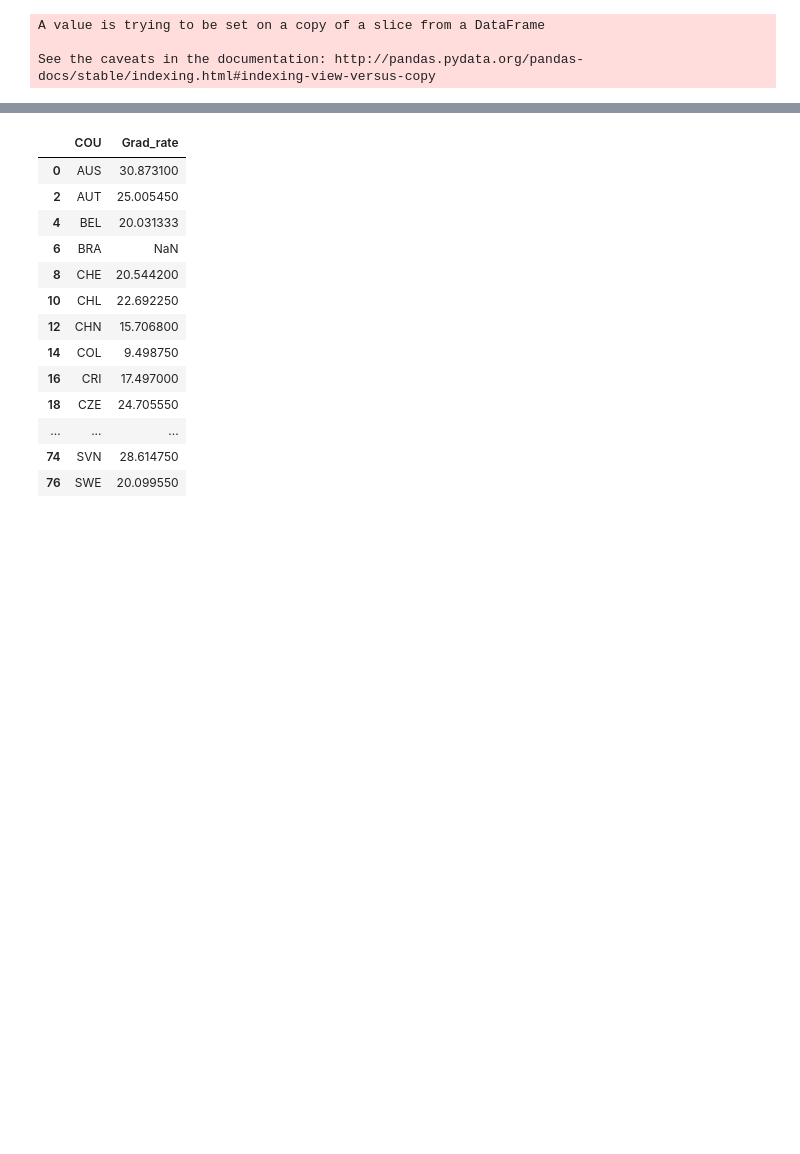
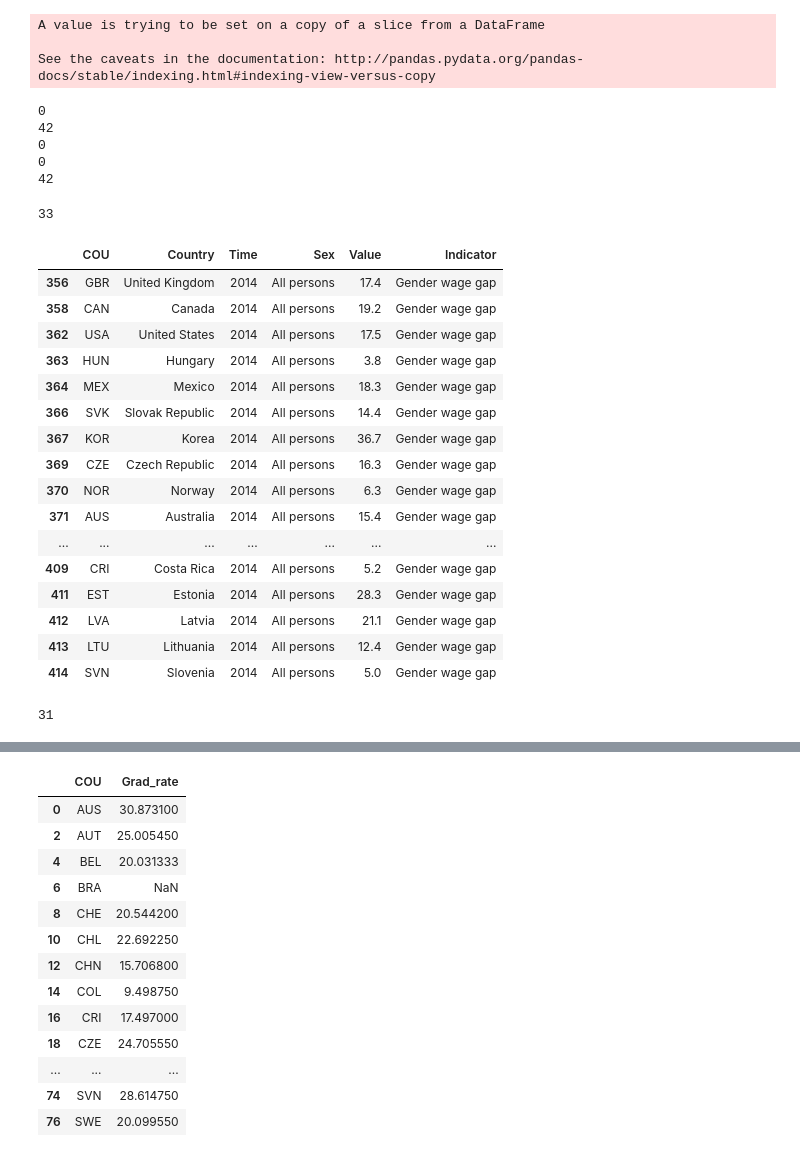
Before and after one commit to amandalouparker/glass-ceiling-index, a Jupyter notebook: OECD-data.ipynb, the cells around one changed output, grey strips where cells are left out. Saved outputs shown, nothing was run; the diff lists cells and outputs as text; code cells hidden in the pictures; blank space fills up the shorter version.

```diff
--- a/OECD-data.ipynb
+++ b/OECD-data.ipynb
@@ -56,6 +56,25 @@ df10a.Sex.replace(to_replace=['Women','Men'],value=[1,2],inplace=True)
 A value is trying to be set on a copy of a slice from a DataFrame
 
 See the caveats in the documentation: http://pandas.pydata.org/pandas-docs/stable/indexing.html#indexing-view-versus-copy
+# %%
+dftem = df01a.groupby('Year')
+df05a.sort_values('Time')
+df05_2012 = df05a[df05a['Time']==2012]
+df05_2013 = df05a[df05a['Time']==2013]
+df05_2014 = df05a[df05a['Time']==2014]
+df05_2015 = df05a[df05a['Time']==2015]
+df05_2016 = df05a[df05a['Time']==2016]
+print len(df05_2012)
+print len(df05_2013)
+print len(df05_2014)
+print len(df05_2015)
+print len(df05_2016)
+# %% [output]
+0
+42
+0
+0
+42
 # %%
 # Get 2014 data
 df01b = df01a[df01a['Year']==2014]
@@ -93,9 +112,33 @@ for i in range(0,len(country_names)):
     country_names[i] = unicodedata.normalize('NFKD', country_names[i]).encode('ascii','ignore')
 # %%
 data  = df08a['Country'].str.lower()
+print len(df03c)
+df03c
+# %% [output]
+33
+|  | COU | Country | Time | Sex | Value | Indicator |
+| 356 | GBR | United Kingdom | 2014 | All persons | 17.4 | Gender wage gap |
+| 358 | CAN | Canada | 2014 | All persons | 19.2 | Gender wage gap |
+| 362 | USA | United States | 2014 | All persons | 17.5 | Gender wage gap |
+| 363 | HUN | Hungary | 2014 | All persons | 3.8 | Gender wage gap |
+| 364 | MEX | Mexico | 2014 | All persons | 18.3 | Gender wage gap |
+| 366 | SVK | Slovak Republic | 2014 | All persons | 14.4 | Gender wage gap |
+| 367 | KOR | Korea | 2014 | All persons | 36.7 | Gender wage gap |
+| 369 | CZE | Czech Republic | 2014 | All persons | 16.3 | Gender wage gap |
+| 370 | NOR | Norway | 2014 | All persons | 6.3 | Gender wage gap |
+| 371 | AUS | Australia | 2014 | All persons | 15.4 | Gender wage gap |
+| ... | ... | ... | ... | ... | ... | ... |
+| 409 | CRI | Costa Rica | 2014 | All persons | 5.2 | Gender wage gap |
+| 411 | EST | Estonia | 2014 | All persons | 28.3 | Gender wage gap |
+| 412 | LVA | Latvia | 2014 | All persons | 21.1 | Gender wage gap |
+| 413 | LTU | Lithuania | 2014 | All persons | 12.4 | Gender wage gap |
+| 414 | SVN | Slovenia | 2014 | All persons | 5.0 | Gender wage gap |
 # %%
 # join country name/codes for df 8
 joint = pd.DataFrame(data = {'Country': country_names, 'COU': country_codes})
+len(df08a)
+# %% [output]
+31
 # %%
 df08c['COU'] = df08a['Country'].str.lower()
 for i in range(0,len(data)):
```
Also changed, not shown: parts of 13 cells of this notebook, 2 other files.
